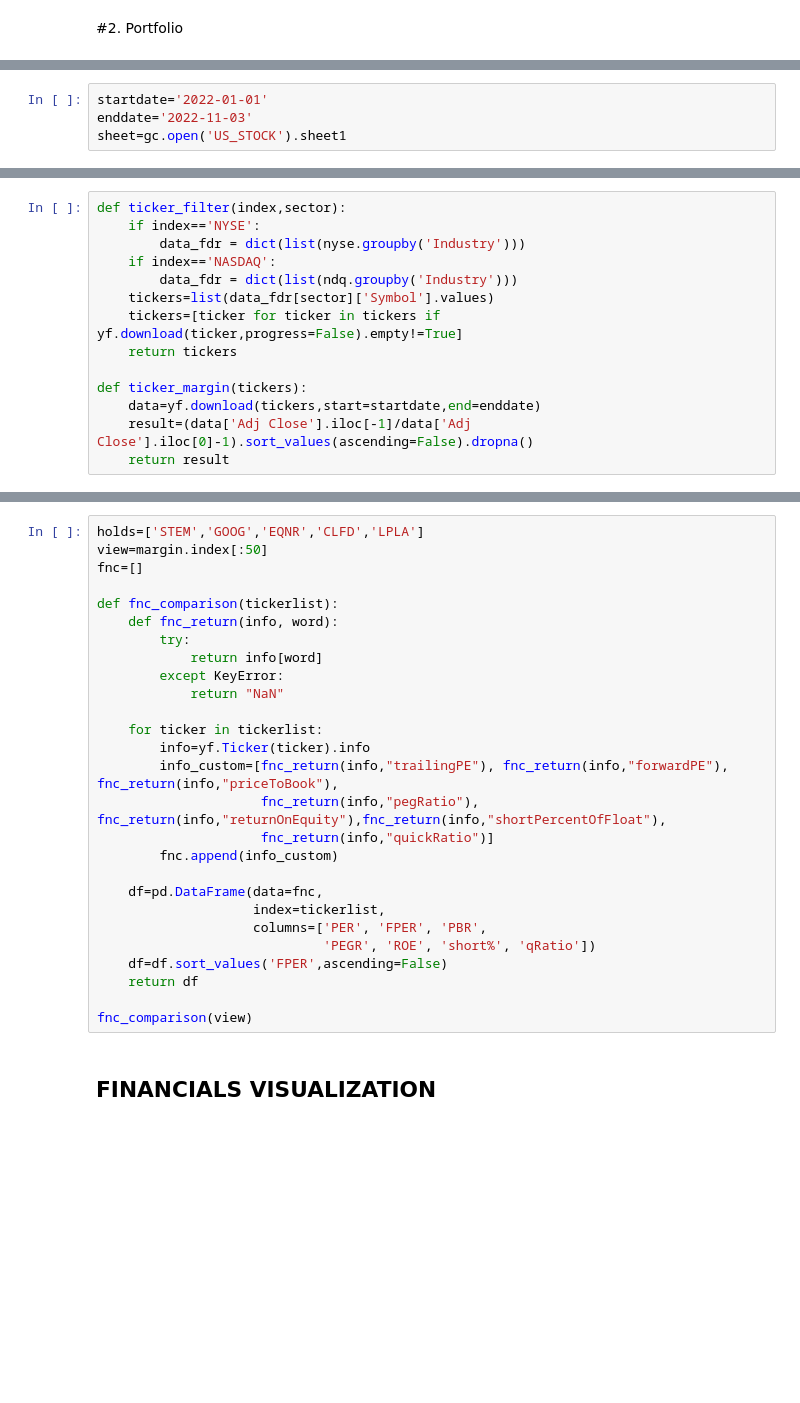
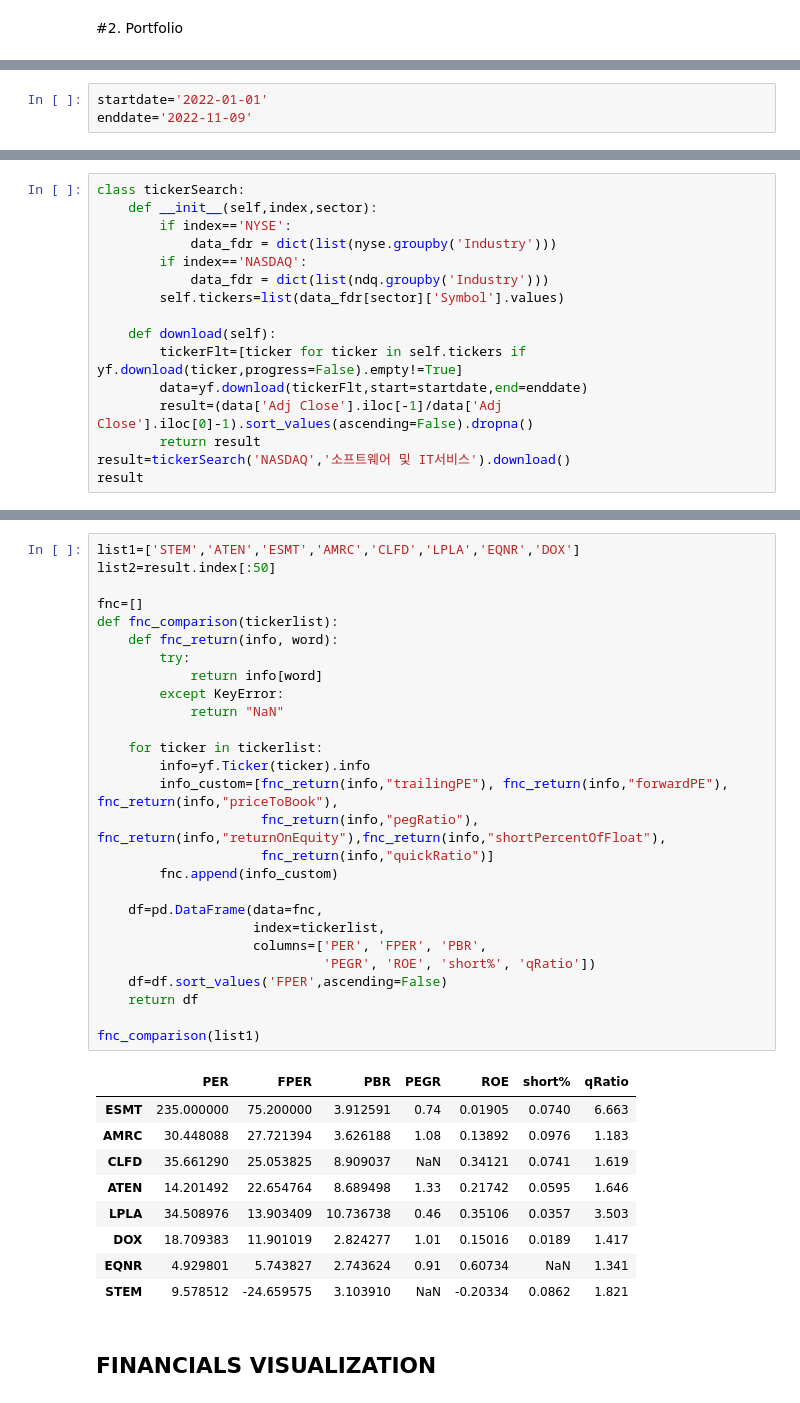
Before and after one commit to jodog0412/us-stocks-investment-assistant, a Jupyter notebook: US_STOCK_INVESTMENT_ASSISTANCE.ipynb, the cells around one changed output, grey strips where cells are left out. Drawn from its saved outputs; the diff is of its cells as text; blank space fills up the shorter version.

```diff
--- a/US_STOCK_INVESTMENT_ASSISTANCE.ipynb
+++ b/US_STOCK_INVESTMENT_ASSISTANCE.ipynb
@@ -32,7 +55,6 @@ import seaborn as sns
 # %%
 startdate='2022-01-01'
-enddate='2022-11-03'
-sheet=gc.open('US_STOCK').sheet1
+enddate='2022-11-09'
 # %%
 class portfolio:
     def __init__(self,sheet):
@@ -83,14 +103,16 @@ ndq=fdr.StockListing('NASDAQ')
 # %%
-def ticker_filter(index,sector):
-    if index=='NYSE':
-        data_fdr = dict(list(nyse.groupby('Industry')))
-    if index=='NASDAQ':
-        data_fdr = dict(list(ndq.groupby('Industry')))
-    tickers=list(data_fdr[sector]['Symbol'].values)
-    tickers=[ticker for ticker in tickers if yf.download(ticker,progress=False).empty!=True]
-    return tickers
+class tickerSearch:
+    def __init__(self,index,sector):
+        if index=='NYSE':
+            data_fdr = dict(list(nyse.groupby('Industry')))
+        if index=='NASDAQ':
+            data_fdr = dict(list(ndq.groupby('Industry')))
+        self.tickers=list(data_fdr[sector]['Symbol'].values)
 
-def ticker_margin(tickers):
-    data=yf.download(tickers,start=startdate,end=enddate)
-    result=(data['Adj Close'].iloc[-1]/data['Adj Close'].iloc[0]-1).sort_values(ascending=False).dropna()
-    return result
+    def download(self):
+        tickerFlt=[ticker for ticker in self.tickers if yf.download(ticker,progress=False).empty!=True]
+        data=yf.download(tickerFlt,start=startdate,end=enddate)
+        result=(data['Adj Close'].iloc[-1]/data['Adj Close'].iloc[0]-1).sort_values(ascending=False).dropna()
+        return result
+result=tickerSearch('NASDAQ','소프트웨어 및 IT서비스').download()
+result
@@ -103,30 +166,40 @@ margin[:10]
 # %%
-holds=['STEM','GOOG','EQNR','CLFD','LPLA']
-view=margin.index[:50]
+list1=['STEM','ATEN','ESMT','AMRC','CLFD','LPLA','EQNR','DOX']
+list2=result.index[:50]
+
 fnc=[]
-
 def fnc_comparison(tickerlist):
     def fnc_return(info, word):
         try:
             return info[word]
         except KeyError:
             return "NaN"
 
     for ticker in tickerlist:
         info=yf.Ticker(ticker).info
         info_custom=[fnc_return(info,"trailingPE"), fnc_return(info,"forwardPE"), fnc_return(info,"priceToBook"),
                      fnc_return(info,"pegRatio"), fnc_return(info,"returnOnEquity"),fnc_return(info,"shortPercentOfFloat"),
                      fnc_return(info,"quickRatio")]
         fnc.append(info_custom)
 
     df=pd.DataFrame(data=fnc,
                     index=tickerlist,
                     columns=['PER', 'FPER', 'PBR',
                              'PEGR', 'ROE', 'short%', 'qRatio'])
     df=df.sort_values('FPER',ascending=False)
     return df
 
-fnc_comparison(view)
+fnc_comparison(list1)
+# %% [output]
+|  | PER | FPER | PBR | PEGR | ROE | short% | qRatio |
+| ESMT | 235.000000 | 75.200000 | 3.912591 | 0.74 | 0.01905 | 0.0740 | 6.663 |
+| AMRC | 30.448088 | 27.721394 | 3.626188 | 1.08 | 0.13892 | 0.0976 | 1.183 |
+| CLFD | 35.661290 | 25.053825 | 8.909037 | NaN | 0.34121 | 0.0741 | 1.619 |
+| ATEN | 14.201492 | 22.654764 | 8.689498 | 1.33 | 0.21742 | 0.0595 | 1.646 |
+| LPLA | 34.508976 | 13.903409 | 10.736738 | 0.46 | 0.35106 | 0.0357 | 3.503 |
+| DOX | 18.709383 | 11.901019 | 2.824277 | 1.01 | 0.15016 | 0.0189 | 1.417 |
+| EQNR | 4.929801 | 5.743827 | 2.743624 | 0.91 | 0.60734 | NaN | 1.341 |
+| STEM | 9.578512 | -24.659575 | 3.103910 | NaN | -0.20334 | 0.0862 | 1.821 |
 # %% [markdown]
 ## FINANCIALS VISUALIZATION
 # %%
```
Also changed, not shown: parts of 13 cells of this notebook.
